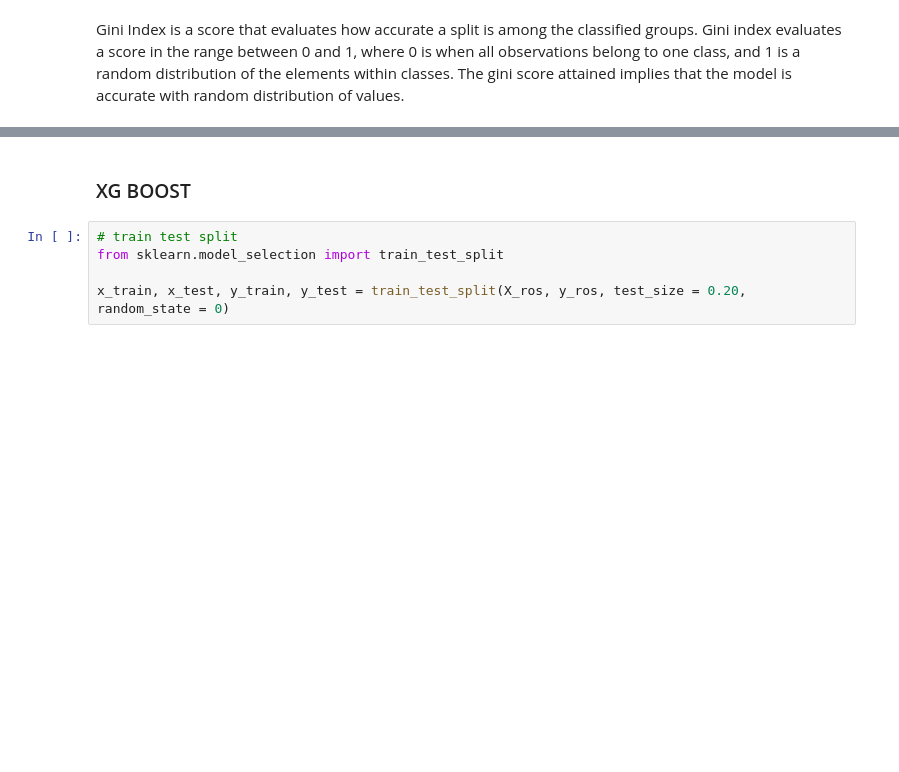
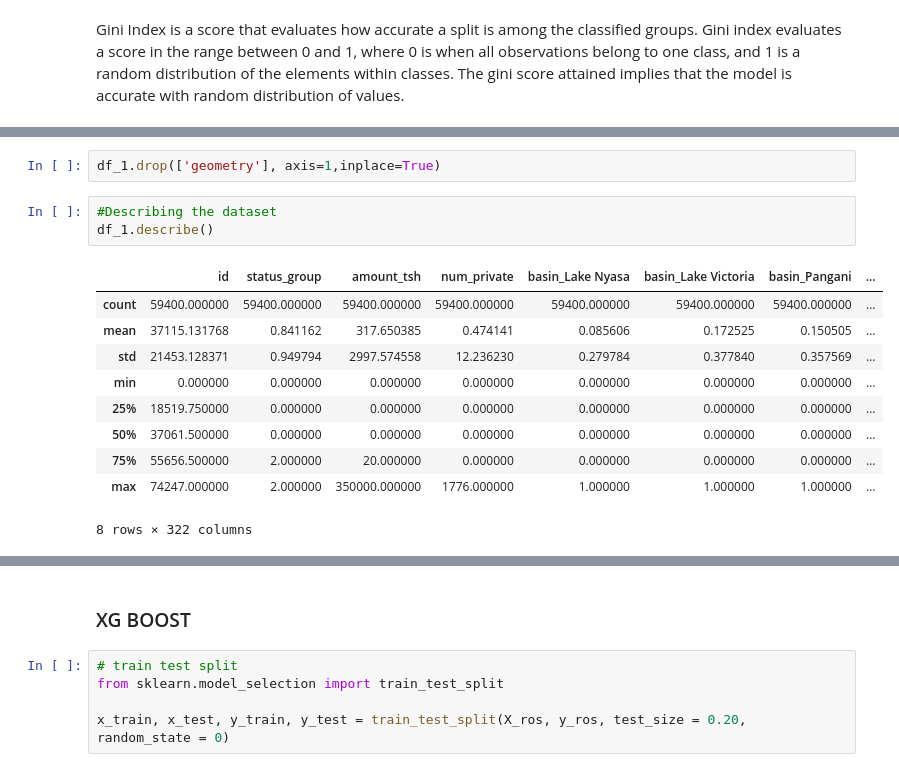
Before and after one commit to stogaja/Tanzanian-Water-Project, a Jupyter notebook: TANZANIA_WATER_PROJECT.ipynb, the cells around one changed output, grey strips where cells are left out. Drawn from its saved outputs; the diff is of its cells as text; blank space fills up the shorter version.

```diff
--- a/TANZANIA_WATER_PROJECT.ipynb
+++ b/TANZANIA_WATER_PROJECT.ipynb
@@ -975,0 +978,16 @@ ValueError: ignored
+# %%
+df_1.drop(['geometry'], axis=1,inplace=True)
+# %%
+#Describing the dataset
+df_1.describe()
+# %% [output]
+|  | id | status_group | amount_tsh | num_private | basin_Lake Nyasa | basin_Lake Victoria | basin_Pangani | ... |
+| count | 59400.000000 | 59400.000000 | 59400.000000 | 59400.000000 | 59400.000000 | 59400.000000 | 59400.000000 | ... |
+| mean | 37115.131768 | 0.841162 | 317.650385 | 0.474141 | 0.085606 | 0.172525 | 0.150505 | ... |
+| std | 21453.128371 | 0.949794 | 2997.574558 | 12.236230 | 0.279784 | 0.377840 | 0.357569 | ... |
+| min | 0.000000 | 0.000000 | 0.000000 | 0.000000 | 0.000000 | 0.000000 | 0.000000 | ... |
+| 25% | 18519.750000 | 0.000000 | 0.000000 | 0.000000 | 0.000000 | 0.000000 | 0.000000 | ... |
+| 50% | 37061.500000 | 0.000000 | 0.000000 | 0.000000 | 0.000000 | 0.000000 | 0.000000 | ... |
+| 75% | 55656.500000 | 2.000000 | 20.000000 | 0.000000 | 0.000000 | 0.000000 | 0.000000 | ... |
+| max | 74247.000000 | 2.000000 | 350000.000000 | 1776.000000 | 1.000000 | 1.000000 | 1.000000 | ... |
+8 rows × 322 columns
```
Also changed, not shown: parts of 38 cells of this notebook.
